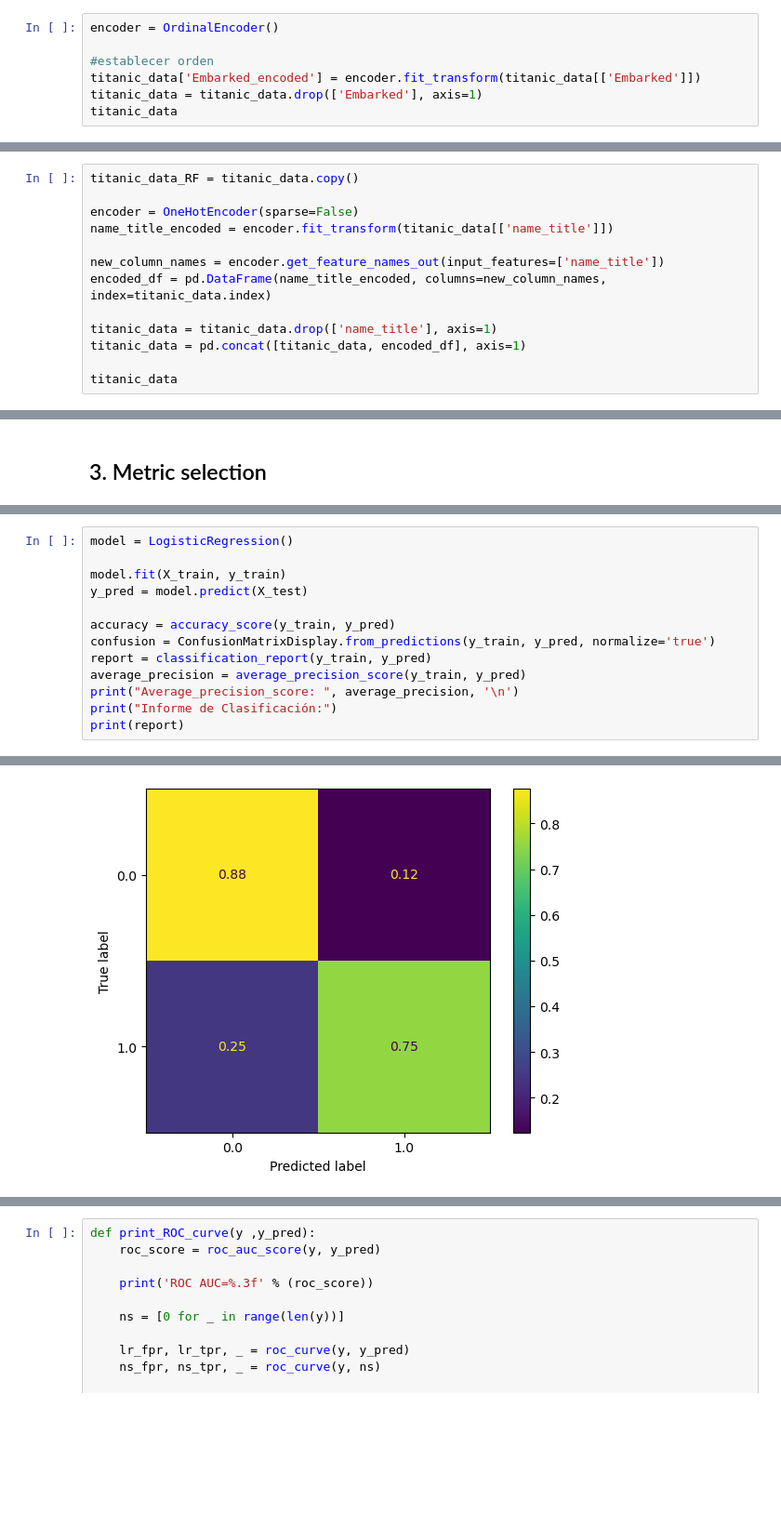
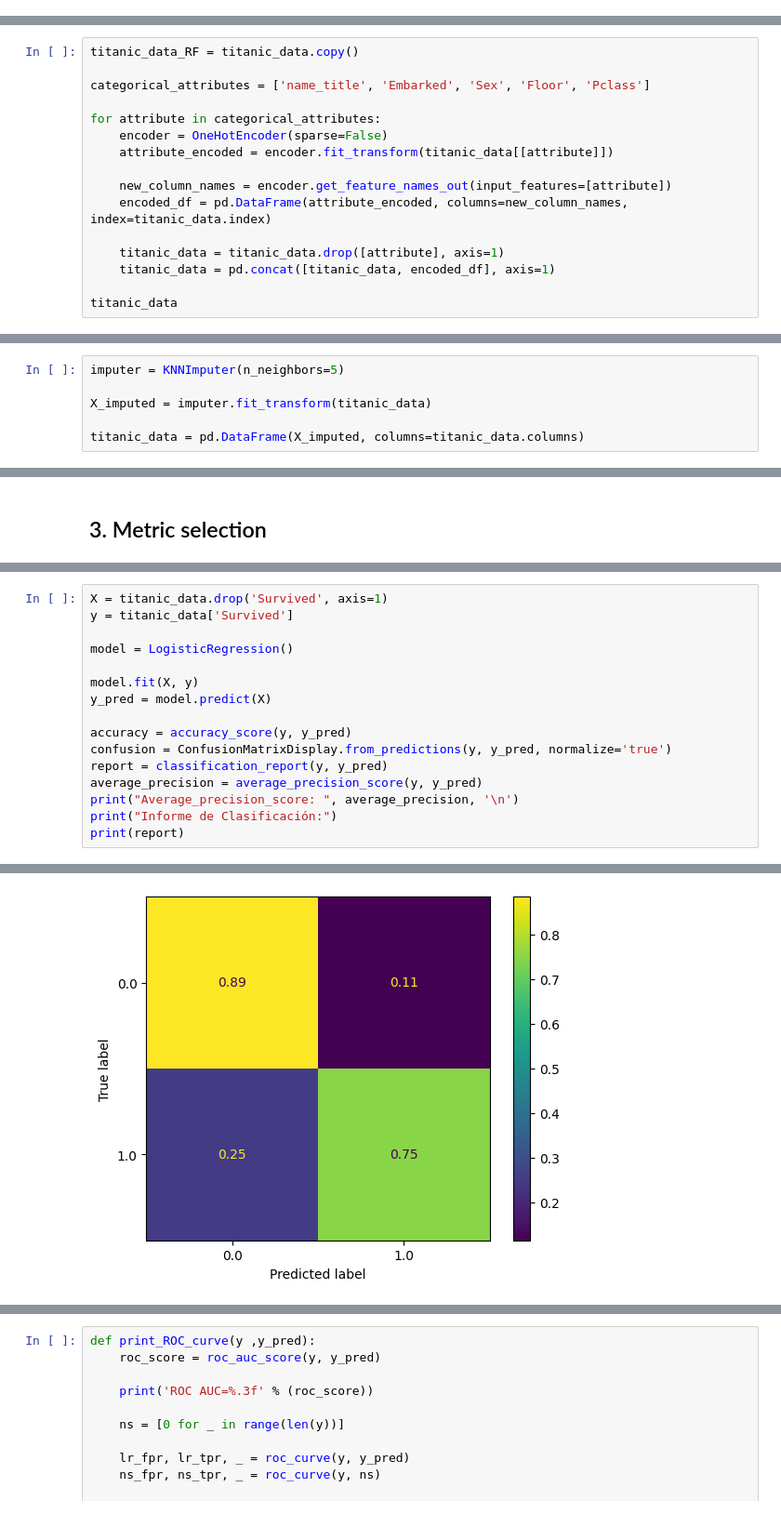
Before and after one commit to Janpb1/APC-TITANIC, a Jupyter notebook: EntregaPractica.ipynb, the cells around one changed output, grey strips where cells are left out. Shown at 93% size. Saved outputs shown, nothing was run; the diff lists cells and outputs as text; blank space fills up the shorter version.

```diff
--- a/EntregaPractica.ipynb
+++ b/EntregaPractica.ipynb
@@ -703,7 +543,0 @@ Per realitzar aquesta tasca hem de pensar quin encoder utilitzar. En primer lloc
-# %%
-encoder = OrdinalEncoder()
-
-#establecer orden
-titanic_data['Embarked_encoded'] = encoder.fit_transform(titanic_data[['Embarked']])
-titanic_data = titanic_data.drop(['Embarked'], axis=1)
-titanic_data
@@ -714,14 +544,17 @@ Per la següent classe categorica, name_title, com no segueix cap ordre intrinsi
 # %%
 titanic_data_RF = titanic_data.copy()
 
-encoder = OneHotEncoder(sparse=False)
-name_title_encoded = encoder.fit_transform(titanic_data[['name_title']])
+categorical_attributes = ['name_title', 'Embarked', 'Sex', 'Floor', 'Pclass']
 
-new_column_names = encoder.get_feature_names_out(input_features=['name_title'])
-encoded_df = pd.DataFrame(name_title_encoded, columns=new_column_names, index=titanic_data.index)
+for attribute in categorical_attributes:
+    encoder = OneHotEncoder(sparse=False)
+    attribute_encoded = encoder.fit_transform(titanic_data[[attribute]])
 
-titanic_data = titanic_data.drop(['name_title'], axis=1)
-titanic_data = pd.concat([titanic_data, encoded_df], axis=1)
+    new_column_names = encoder.get_feature_names_out(input_features=[attribute])
+    encoded_df = pd.DataFrame(attribute_encoded, columns=new_column_names, index=titanic_data.index)
+
+    titanic_data = titanic_data.drop([attribute], axis=1)
+    titanic_data = pd.concat([titanic_data, encoded_df], axis=1)
 
 titanic_data
 # %% [output]
@@ -744,0 +580,6 @@ Al utilitzar One Hot Encoder, la interpretació dels arbres pot estar afectada.
+# %%
+imputer = KNNImputer(n_neighbors=5)
+
+X_imputed = imputer.fit_transform(titanic_data)
+
+titanic_data = pd.DataFrame(X_imputed, columns=titanic_data.columns)
@@ -755,13 +617,16 @@ X_test = titanic_test.drop('Survived' , axis='columns')
 # %%
+X = titanic_data.drop('Survived', axis=1)
+y = titanic_data['Survived']
+
 model = LogisticRegression()
 
-model.fit(X_train, y_train)
-y_pred = model.predict(X_test)
+model.fit(X, y)
+y_pred = model.predict(X)
 
-accuracy = accuracy_score(y_train, y_pred)
-confusion = ConfusionMatrixDisplay.from_predictions(y_train, y_pred, normalize='true')
-report = classification_report(y_train, y_pred)
-average_precision = average_precision_score(y_train, y_pred)
+accuracy = accuracy_score(y, y_pred)
+confusion = ConfusionMatrixDisplay.from_predictions(y, y_pred, normalize='true')
+report = classification_report(y, y_pred)
+average_precision = average_precision_score(y, y_pred)
 print("Average_precision_score: ", average_precision, '\n')
 print("Informe de Clasificación:")
 print(report)
@@ -779,2 +644,2 @@ Informe de Clasificación:
 weighted avg       0.83      0.83      0.83       890
-[figure, old version]
+[figure, new version]
```
Also changed, not shown: parts of 57 cells of this notebook.
